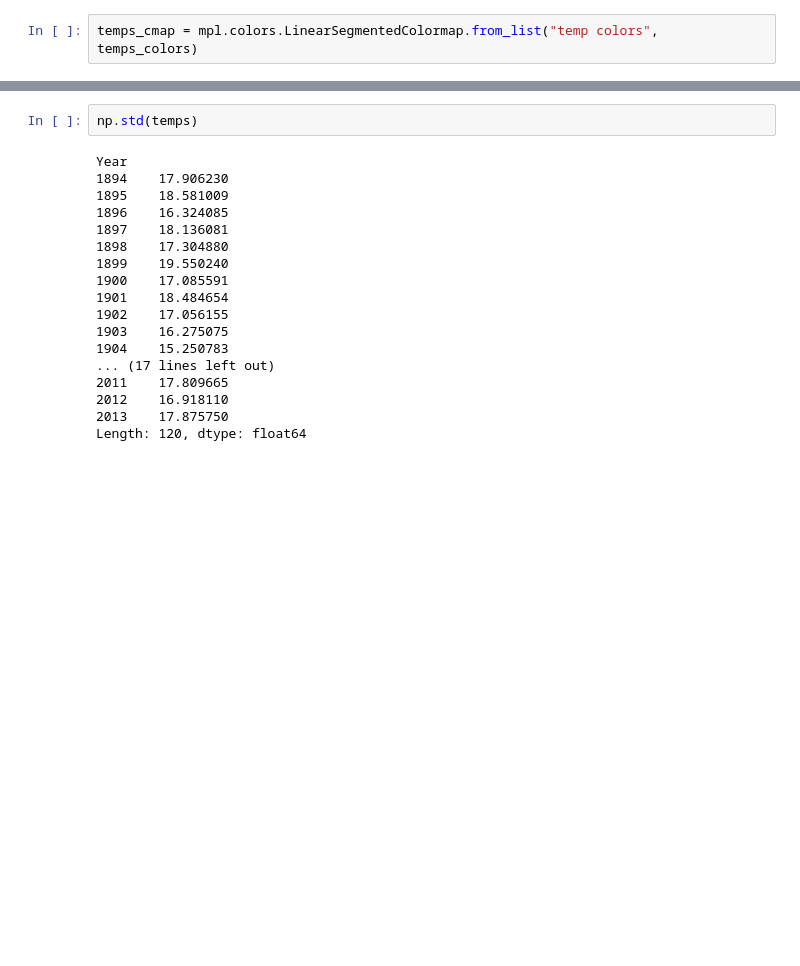
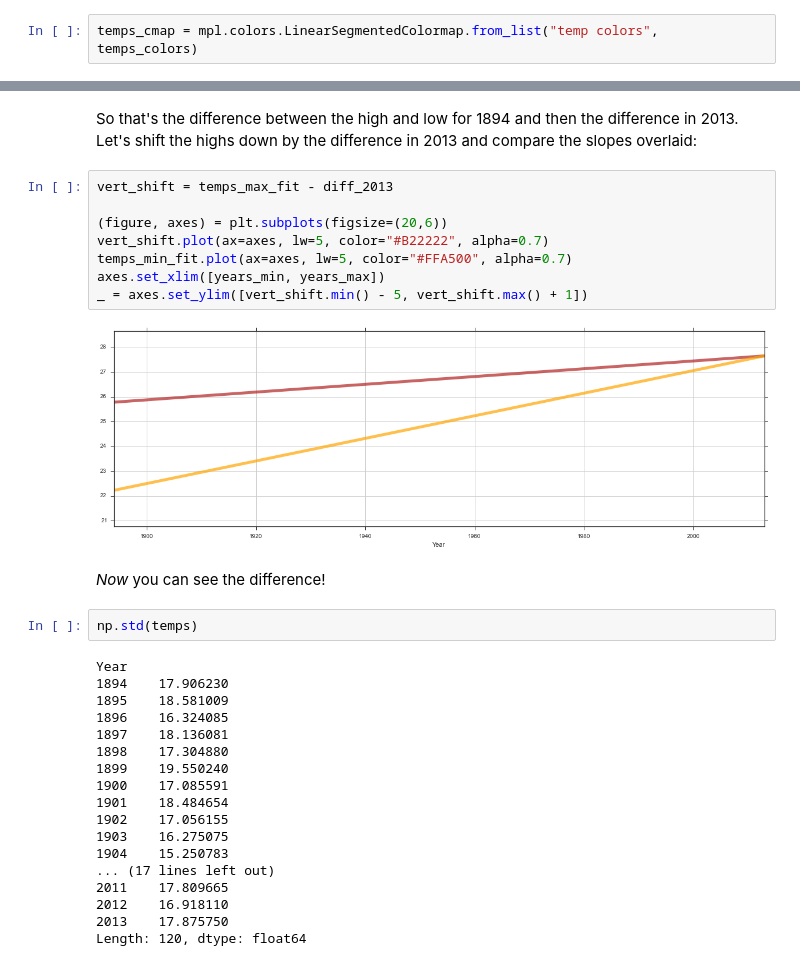
Before and after one commit to masteringmatplotlib/high-level, a Jupyter notebook: notebooks/mmpl-high-level.ipynb, the cells around one changed output, grey strips where cells are left out. Drawn from its saved outputs; the diff is of its cells as text; blank space fills up the shorter version.

```diff
--- a/notebooks/mmpl-high-level.ipynb
+++ b/notebooks/mmpl-high-level.ipynb
@@ -419,3 +476,17 @@ def get_fit(series):
+# %% [markdown]
+So that's the difference between the high and low for 1894 and then the difference in 2013. Let's shift the highs down by the difference in 2013 and compare the slopes overlaid:
+# %%
+vert_shift = temps_max_fit - diff_2013
+
+(figure, axes) = plt.subplots(figsize=(20,6))
+vert_shift.plot(ax=axes, lw=5, color="#B22222", alpha=0.7)
+temps_min_fit.plot(ax=axes, lw=5, color="#FFA500", alpha=0.7)
+axes.set_xlim([years_min, years_max])
+_ = axes.set_ylim([vert_shift.min() - 5, vert_shift.max() + 1])
+# %% [output]
+[figure, added]
+# %% [markdown]
+*Now* you can see the difference!
 # %%
 np.std(temps)
 # %% [output]
```
Also changed, not shown: parts of 24 cells of this notebook.
